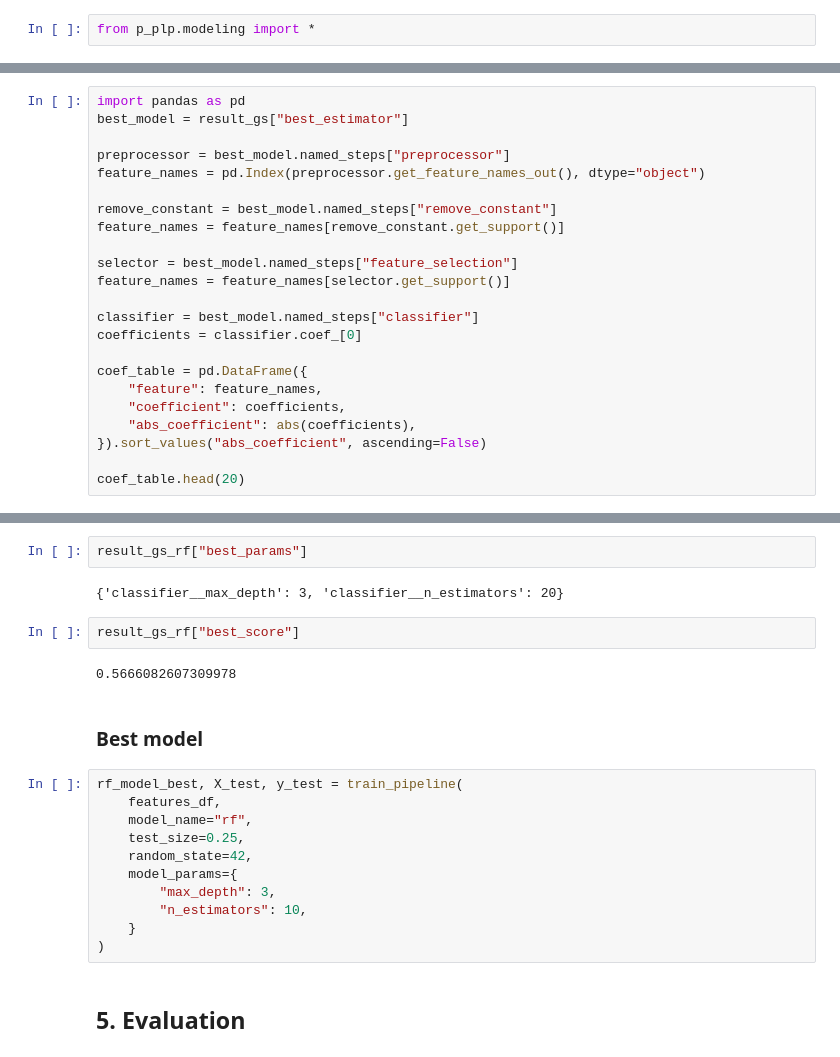
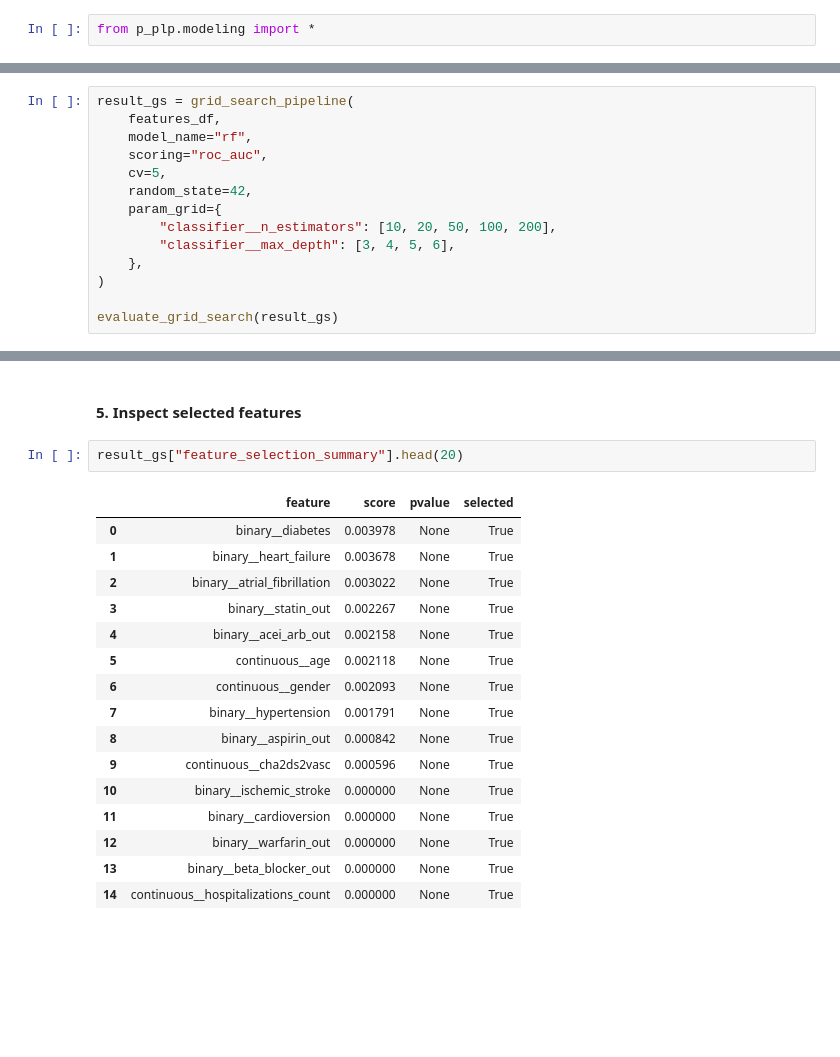
Before and after one commit to YouriDeKeersmaecker/P-PLP, a Jupyter notebook: notebooks/p_plp_showcase.ipynb, the cells around one changed output, grey strips where cells are left out. Saved outputs shown, nothing was run; the diff lists cells and outputs as text; blank space fills up the shorter version.

Commit message:
small evaluation refactor

```diff
--- a/notebooks/p_plp_showcase.ipynb
+++ b/notebooks/p_plp_showcase.ipynb
@@ -1047,24 +1029,15 @@ result_gs["feature_selection_summary"]
 # %%
-import pandas as pd
-best_model = result_gs["best_estimator"]
+result_gs = grid_search_pipeline(
+    features_df,
+    model_name="rf",
+    scoring="roc_auc",
+    cv=5,
+    random_state=42,
+    param_grid={
+        "classifier__n_estimators": [10, 20, 50, 100, 200],
+        "classifier__max_depth": [3, 4, 5, 6],
+    },
+)
 
-preprocessor = best_model.named_steps["preprocessor"]
-feature_names = pd.Index(preprocessor.get_feature_names_out(), dtype="object")
-
-remove_constant = best_model.named_steps["remove_constant"]
-feature_names = feature_names[remove_constant.get_support()]
-
-selector = best_model.named_steps["feature_selection"]
-feature_names = feature_names[selector.get_support()]
-
-classifier = best_model.named_steps["classifier"]
-coefficients = classifier.coef_[0]
-
-coef_table = pd.DataFrame({
-    "feature": feature_names,
-    "coefficient": coefficients,
-    "abs_coefficient": abs(coefficients),
-}).sort_values("abs_coefficient", ascending=False)
-
-coef_table.head(20)
+evaluate_grid_search(result_gs)
 # %% [output]
@@ -1118,23 +1091,21 @@ result_gs_rf = grid_search_pipeline(
+# %% [markdown]
+#### 5. Inspect selected features
 # %%
-result_gs_rf["best_params"]
+result_gs["feature_selection_summary"].head(20)
 # %% [output]
-{'classifier__max_depth': 3, 'classifier__n_estimators': 20}
+|  | feature | score | pvalue | selected |
+| 0 | binary__diabetes | 0.003978 | None | True |
+| 1 | binary__heart_failure | 0.003678 | None | True |
+| 2 | binary__atrial_fibrillation | 0.003022 | None | True |
+| 3 | binary__statin_out | 0.002267 | None | True |
+| 4 | binary__acei_arb_out | 0.002158 | None | True |
+| 5 | continuous__age | 0.002118 | None | True |
+| 6 | continuous__gender | 0.002093 | None | True |
+| 7 | binary__hypertension | 0.001791 | None | True |
+| 8 | binary__aspirin_out | 0.000842 | None | True |
+| 9 | continuous__cha2ds2vasc | 0.000596 | None | True |
+| 10 | binary__ischemic_stroke | 0.000000 | None | True |
+| 11 | binary__cardioversion | 0.000000 | None | True |
+| 12 | binary__warfarin_out | 0.000000 | None | True |
+| 13 | binary__beta_blocker_out | 0.000000 | None | True |
+| 14 | continuous__hospitalizations_count | 0.000000 | None | True |
-# %%
-result_gs_rf["best_score"]
-# %% [output]
-0.5666082607309978
-# %% [markdown]
-### Best model
-# %%
-rf_model_best, X_test, y_test = train_pipeline(
-    features_df,
-    model_name="rf",
-    test_size=0.25,
-    random_state=42,
-    model_params={
-        "max_depth": 3,
-        "n_estimators": 10,
-    }
-)
-# %% [markdown]
-## 5. Evaluation
```
Also changed, not shown: parts of 17 cells of this notebook, 3 other files.
